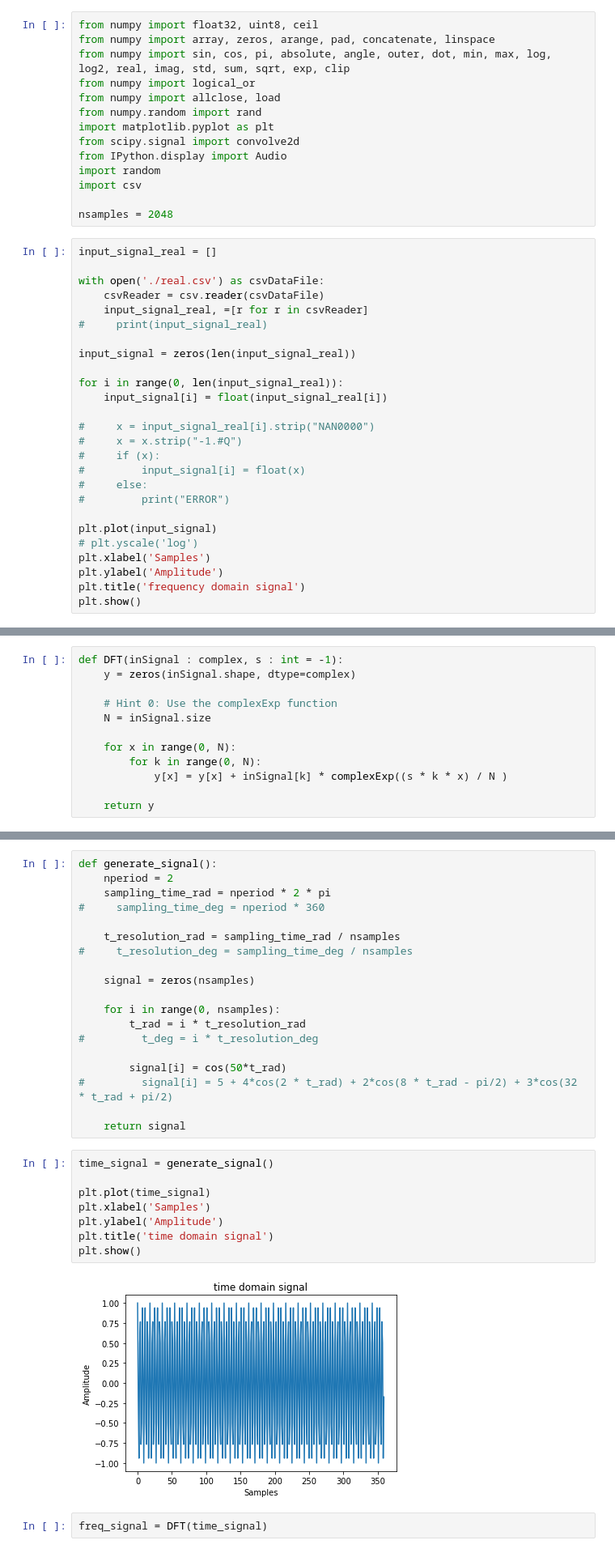
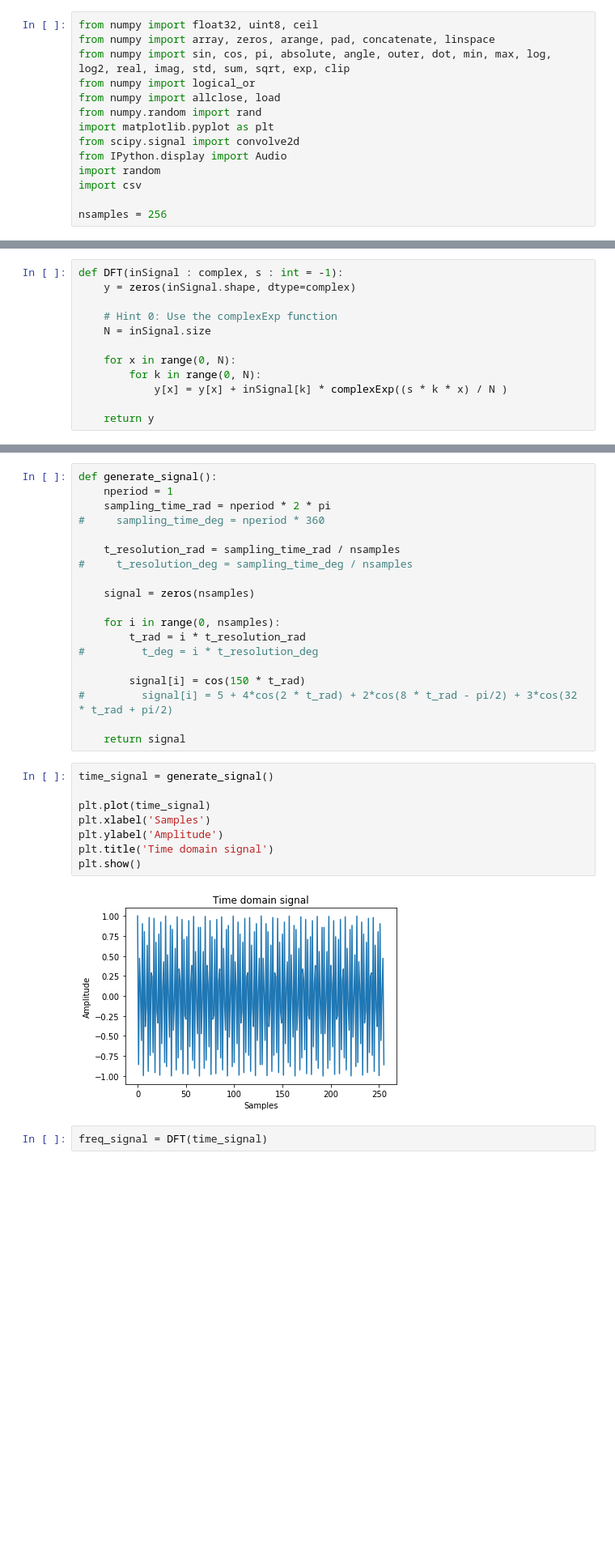
Before and after one commit to meiiqi/algorithm_optimization_fourier_transforms, a Jupyter notebook: plotting.ipynb, the cells around one changed output, grey strips where cells are left out. Shown at 81% size. Cells and saved outputs as stored; diff of their text form; blank space fills up the shorter version.

```diff
--- a/plotting.ipynb
+++ b/plotting.ipynb
@@ -11,30 +11,4 @@ from IPython.display import Audio
 import random
 import csv
 
-nsamples = 2048
+nsamples = 256
-# %%
-input_signal_real = []
-
-with open('./real.csv') as csvDataFile:
-    csvReader = csv.reader(csvDataFile)
-    input_signal_real, =[r for r in csvReader]
-#     print(input_signal_real)
-
-input_signal = zeros(len(input_signal_real))
-
-for i in range(0, len(input_signal_real)):
-    input_signal[i] = float(input_signal_real[i])
-
-#     x = input_signal_real[i].strip("NAN0000")
-#     x = x.strip("-1.#Q")
-#     if (x):
-#         input_signal[i] = float(x)
-#     else:
-#         print("ERROR")
-
-plt.plot(input_signal)
-# plt.yscale('log')
-plt.xlabel('Samples')
-plt.ylabel('Amplitude')
-plt.title('frequency domain signal')
-plt.show()
@@ -183,6 +190,6 @@ def DFT_2(inSignal : complex, s : int = -1):
 # %%
 def generate_signal():
-    nperiod = 2
+    nperiod = 1
     sampling_time_rad = nperiod * 2 * pi
 #     sampling_time_deg = nperiod * 360
 
@@ -195,19 +202,19 @@ def generate_signal():
         t_rad = i * t_resolution_rad
 #         t_deg = i * t_resolution_deg
 
-        signal[i] = cos(50*t_rad)
+        signal[i] = cos(150 * t_rad)
 #         signal[i] = 5 + 4*cos(2 * t_rad) + 2*cos(8 * t_rad - pi/2) + 3*cos(32 * t_rad + pi/2)
 
     return signal
 # %%
 time_signal = generate_signal()
 
 plt.plot(time_signal)
 plt.xlabel('Samples')
 plt.ylabel('Amplitude')
-plt.title('time domain signal')
+plt.title('Time domain signal')
 plt.show()
 # %% [output]
-[figure, old version]
+[figure, new version]
 # %%
 freq_signal = DFT(time_signal)
```
Also changed, not shown: parts of 13 cells of this notebook, 14 other files.
